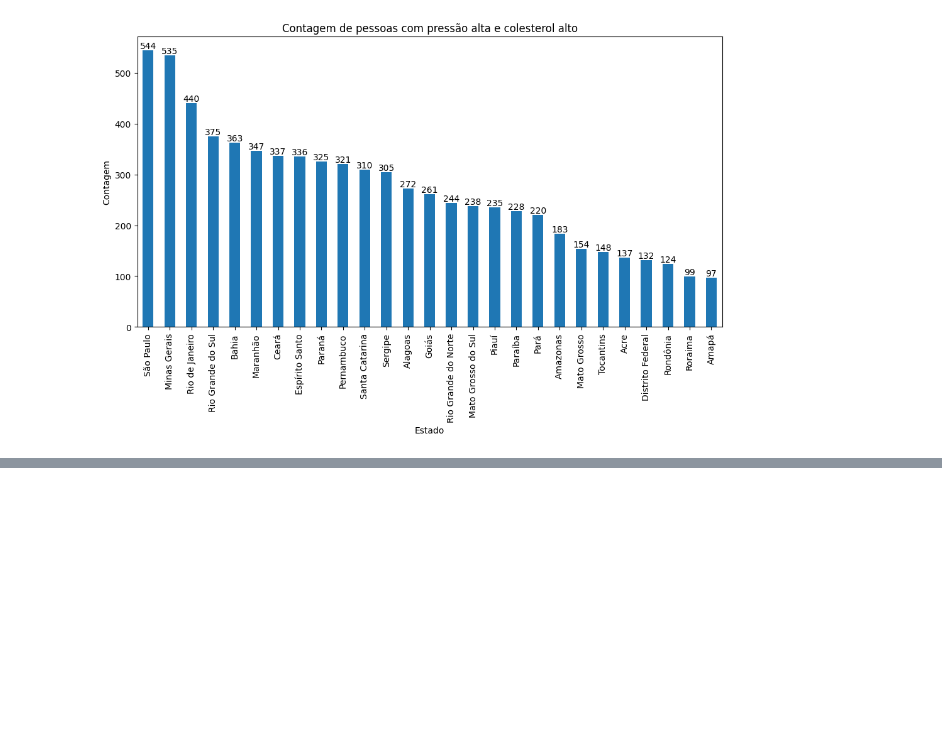
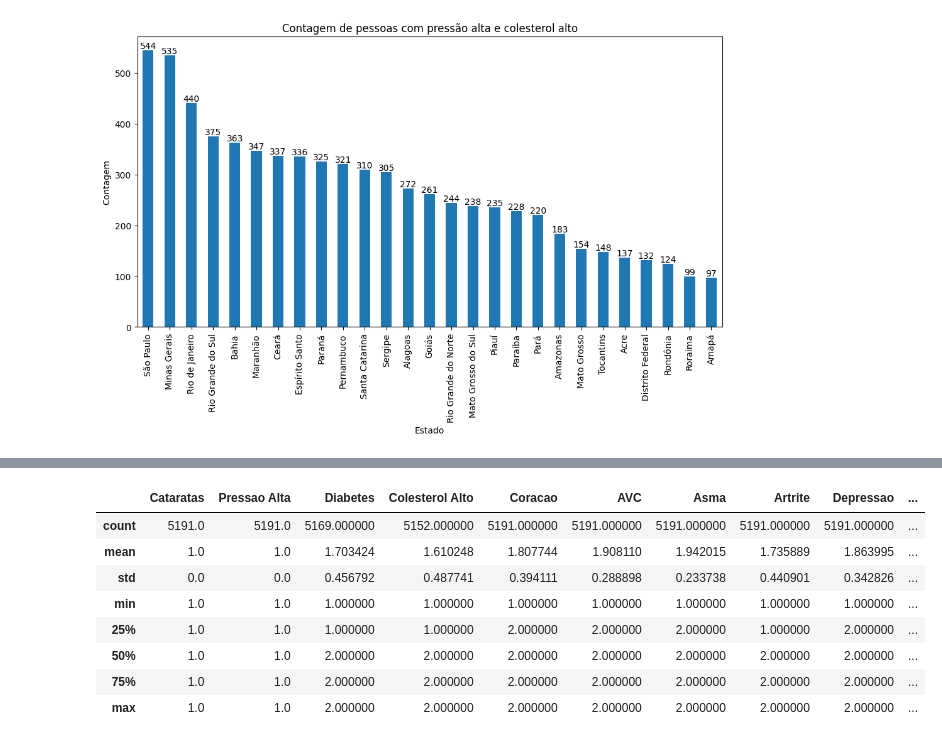
Before and after one commit to claudiogpt/MIN_DADOS_ZARATE_02_2024, a Jupyter notebook: Zarate.ipynb, the cells around one changed output, grey strips where cells are left out. Cells and saved outputs as stored; diff of their text form; code cells hidden in the pictures; blank space fills up the shorter version.

```diff
--- a/Zarate.ipynb
+++ b/Zarate.ipynb
@@ -255,0 +343,12 @@ See the caveats in the documentation: https://pandas.pydata.org/pandas-docs/stab
+# %%
+df_pa_cataratas.describe()
+# %% [output]
+|  | Cataratas | Pressao Alta | Diabetes | Colesterol Alto | Coracao | AVC | Asma | Artrite | Depressao | ... |
+| count | 5191.0 | 5191.0 | 5169.000000 | 5152.000000 | 5191.000000 | 5191.000000 | 5191.000000 | 5191.000000 | 5191.000000 | ... |
+| mean | 1.0 | 1.0 | 1.703424 | 1.610248 | 1.807744 | 1.908110 | 1.942015 | 1.735889 | 1.863995 | ... |
+| std | 0.0 | 0.0 | 0.456792 | 0.487741 | 0.394111 | 0.288898 | 0.233738 | 0.440901 | 0.342826 | ... |
+| min | 1.0 | 1.0 | 1.000000 | 1.000000 | 1.000000 | 1.000000 | 1.000000 | 1.000000 | 1.000000 | ... |
+| 25% | 1.0 | 1.0 | 1.000000 | 1.000000 | 2.000000 | 2.000000 | 2.000000 | 1.000000 | 2.000000 | ... |
+| 50% | 1.0 | 1.0 | 2.000000 | 2.000000 | 2.000000 | 2.000000 | 2.000000 | 2.000000 | 2.000000 | ... |
+| 75% | 1.0 | 1.0 | 2.000000 | 2.000000 | 2.000000 | 2.000000 | 2.000000 | 2.000000 | 2.000000 | ... |
+| max | 1.0 | 1.0 | 2.000000 | 2.000000 | 2.000000 | 2.000000 | 2.000000 | 2.000000 | 2.000000 | ... |
```
Also changed, not shown: parts of 13 cells of this notebook, 5 other files.
